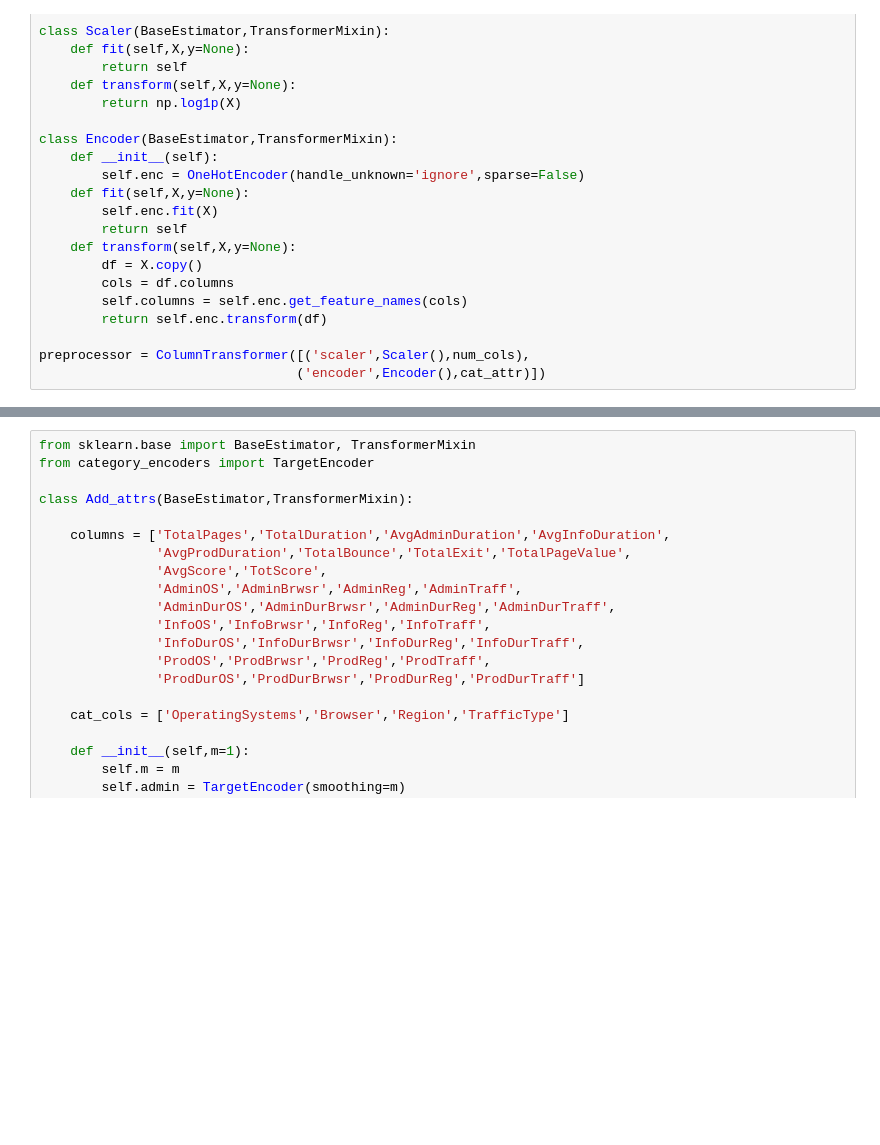
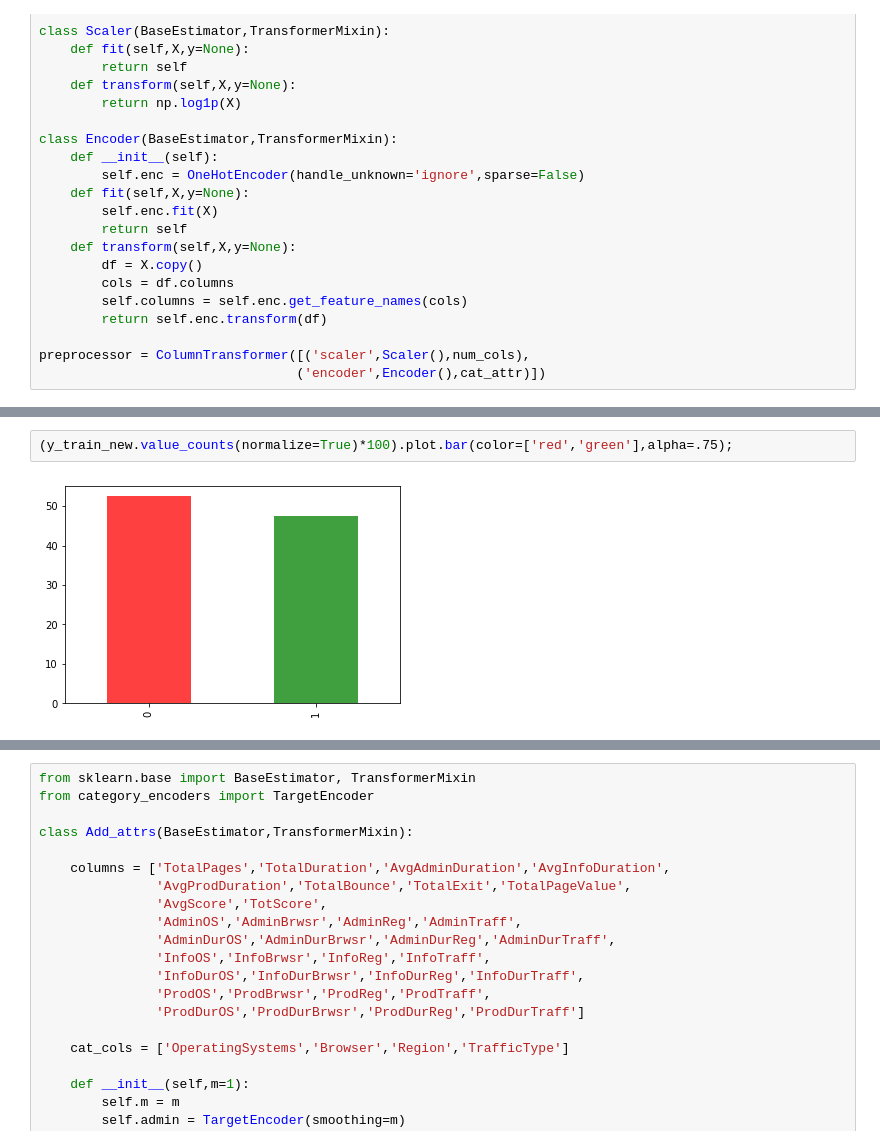
Before and after one commit to hassan-ademola/shopping_intention, a Jupyter notebook: notebook.ipynb, the cells around one changed output, grey strips where cells are left out. Drawn from its saved outputs; the diff is of its cells as text; blank space fills up the shorter version.

```diff
--- a/notebook.ipynb
+++ b/notebook.ipynb
@@ -503 +541,5 @@ confusion_matrices = {model:confusion_matrix(y_train,preds) for model,preds in m
+# %%
+(y_train_new.value_counts(normalize=True)*100).plot.bar(color=['red','green'],alpha=.75);
+# %% [output]
+[figure, added]
 # %%
```
Also changed, not shown: parts of 38 cells of this notebook.
